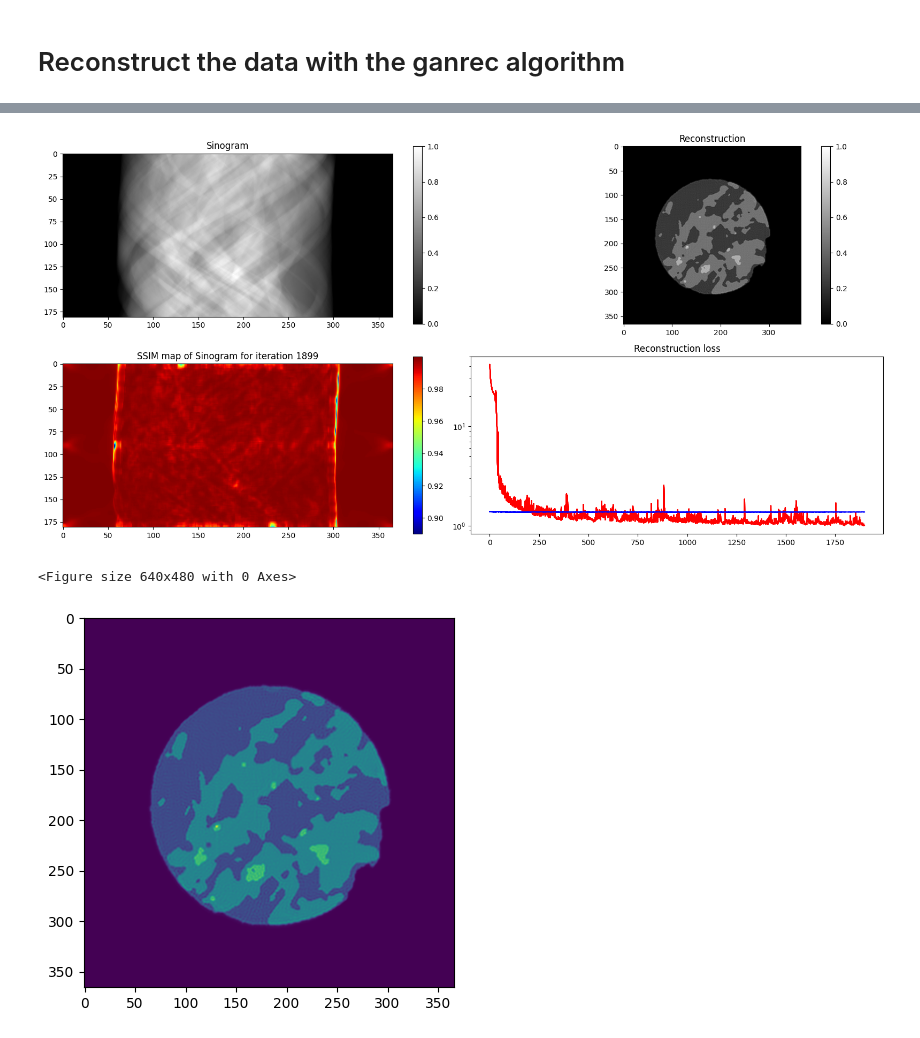
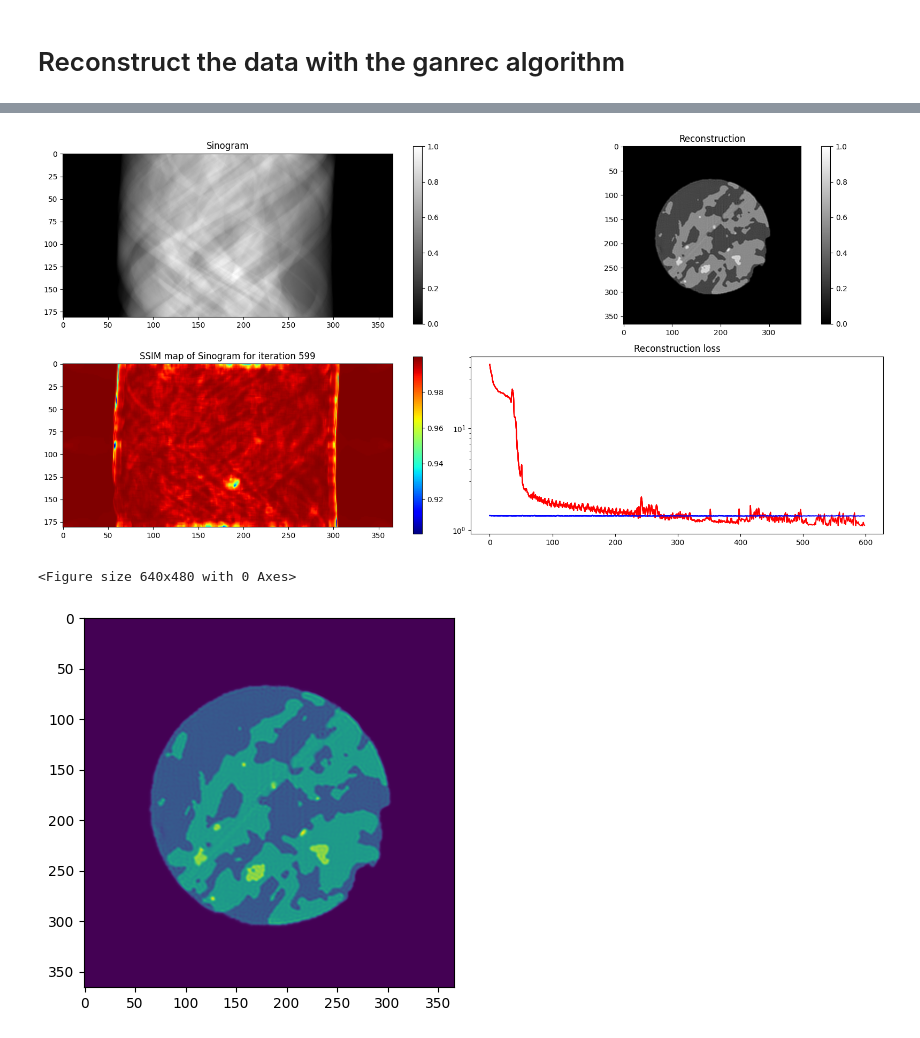
Before and after one commit to XYangXRay/ganrec, a Jupyter notebook: examples/tomography_tf.ipynb, the cells around one changed output, grey strips where cells are left out. Drawn from its saved outputs; the diff is of its cells as text; code cells hidden in the pictures.

```diff
--- a/examples/tomography_tf.ipynb
+++ b/examples/tomography_tf.ipynb
@@ -34,14 +34,14 @@ tifffile.imwrite('./test_results/recon_tooth.tiff', rec)
 # %%
 prj = tifffile.imread('./test_data/shale_prj.tiff')
 nang, px = prj.shape
 ang = angles(nang)
 prj = nor_tomo(prj)
-rec = GANtomo(prj, ang, iter_num=2000, recon_monitor=True).recon()
+rec = GANtomo(prj, ang, iter_num=600, recon_monitor=True).recon()
 # rec = engine.recon(prj)
 plt.imshow(rec)
 plt.show()
 tifffile.imwrite('./test_results/recon_shale.tiff', rec)
 # %% [output]
-[figure, old version]
+[figure, new version]
 <Figure size 640x480 with 0 Axes>
-[figure, old version]
+[figure, new version]
```
Also changed, not shown: parts of 2 cells of this notebook, 3 other files.
